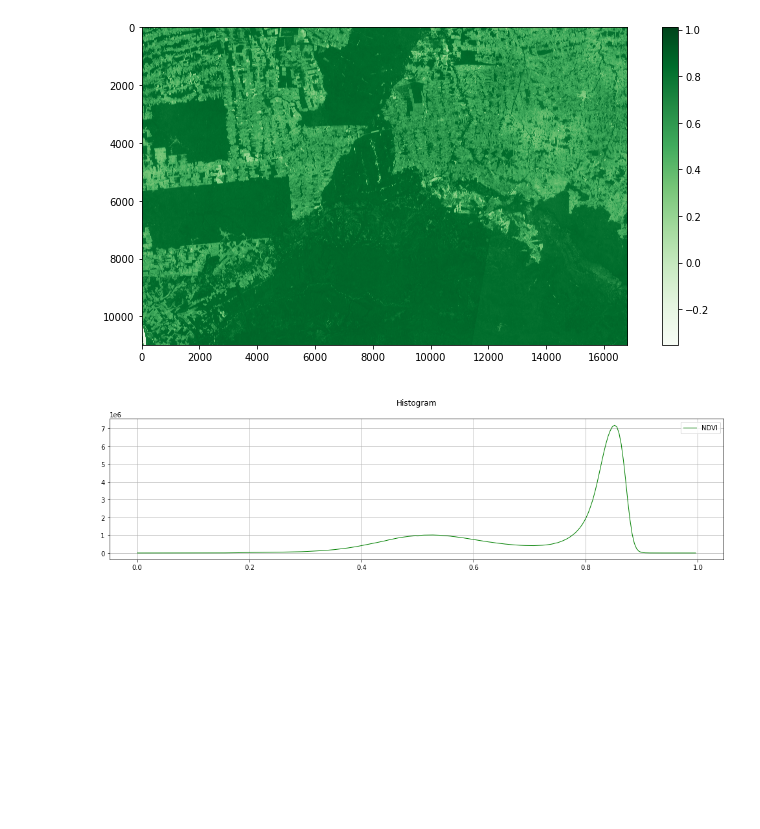
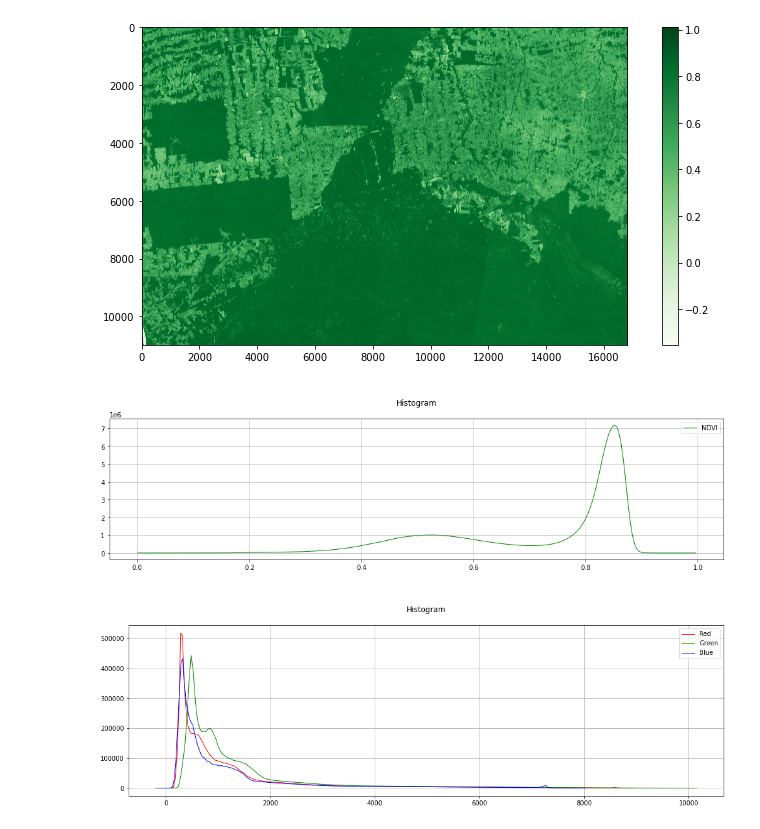
Before and after one commit to AbnerErnaniADSFatec/sample-assessment-data-science, a Jupyter notebook: ImageProcessingSER413TrabalhoFinalAbnerAnjos.ipynb, the cells around one changed output. Saved outputs shown, nothing was run; the diff lists cells and outputs as text; code cells hidden in the pictures; blank space fills up the shorter version.

```diff
--- a/ImageProcessingSER413TrabalhoFinalAbnerAnjos.ipynb
+++ b/ImageProcessingSER413TrabalhoFinalAbnerAnjos.ipynb
@@ -98,3 +111,21 @@ plt.show()
 red = eodatacube.select(band="red", time=dates[d])
 green = eodatacube.select(band="green", time=dates[d])
 blue = eodatacube.select(band="blue", time=dates[d])
+# %%
+red = red.values[0]
+green = green.values[0]
+blue = blue.values[0]
+red_hist, red_bin_edges = np.histogram(red, bins=256)
+green_hist, green_bin_edges = np.histogram(green, bins=256)
+blue_hist, blue_bin_edges = np.histogram(blue, bins=256)
+# %%
+plt.figure(figsize=(17,5))
+plt.title(f"\nHistogram\n")
+plt.plot(red_bin_edges[0:-1], red_hist, color="red", linewidth=1, label='Red')
+plt.plot(green_bin_edges[0:-1], green_hist, color="green", linewidth=1, label='Green')
+plt.plot(blue_bin_edges[0:-1], blue_hist, color="blue", linewidth=1, label='Blue')
+plt.legend()
+plt.grid()
+plt.show()
+# %% [output]
+[figure, added]
```
Also changed, not shown: parts of 9 cells of this notebook, 4 other files.
